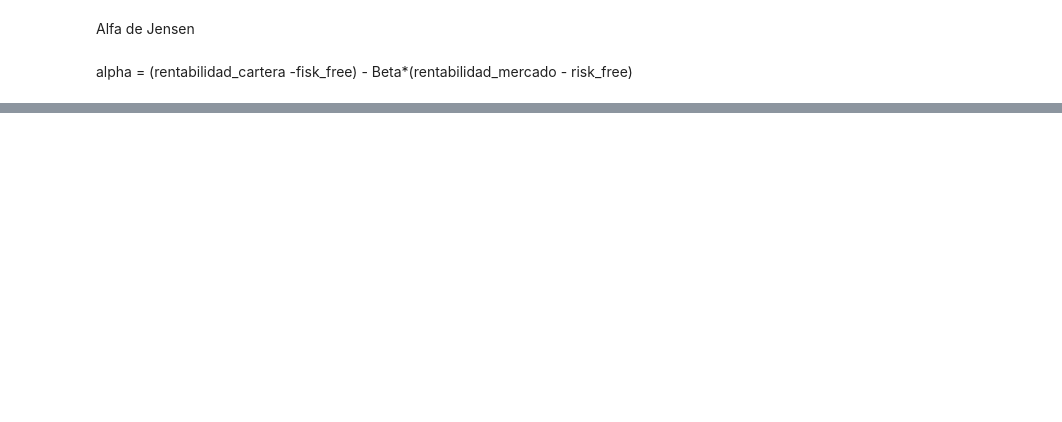
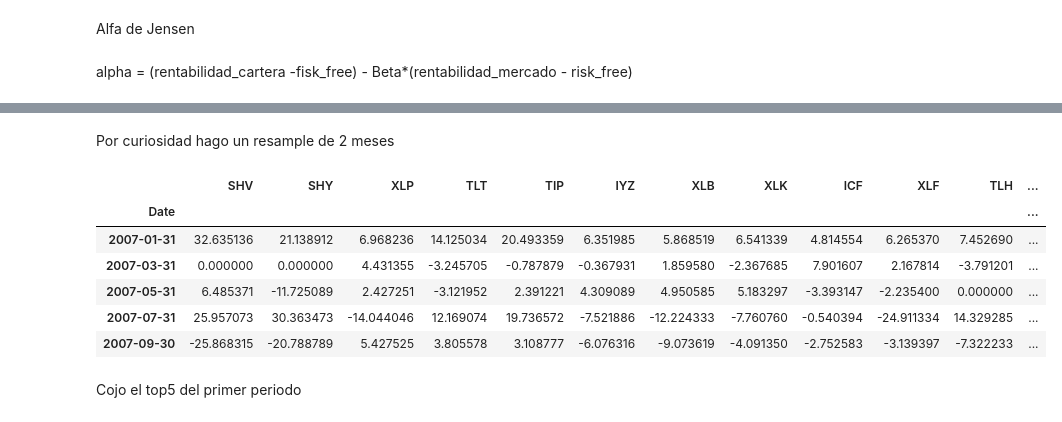
Before and after one commit to NicoGuillen/Backtest, a Jupyter notebook: Quant_Features.ipynb, the cells around one changed output, grey strips where cells are left out. Saved outputs shown, nothing was run; the diff lists cells and outputs as text; code cells hidden in the pictures; blank space fills up the shorter version.

```diff
--- a/Quant_Features.ipynb
+++ b/Quant_Features.ipynb
@@ -451,0 +505,15 @@ def calcula_sharpe(data, periodo_ajuste=252):
+# %% [markdown]
+Por curiosidad hago un resample de 2 meses
+# %%
+test_sharpe =calcula_sharpe(closeyf, 252).resample('2M').last()
+test_sharpe.head()
+# %% [output]
+|  | SHV | SHY | XLP | TLT | TIP | IYZ | XLB | XLK | ICF | XLF | TLH | ... |
+| Date |  |  |  |  |  |  |  |  |  |  |  | ... |
+| 2007-01-31 | 32.635136 | 21.138912 | 6.968236 | 14.125034 | 20.493359 | 6.351985 | 5.868519 | 6.541339 | 4.814554 | 6.265370 | 7.452690 | ... |
+| 2007-03-31 | 0.000000 | 0.000000 | 4.431355 | -3.245705 | -0.787879 | -0.367931 | 1.859580 | -2.367685 | 7.901607 | 2.167814 | -3.791201 | ... |
+| 2007-05-31 | 6.485371 | -11.725089 | 2.427251 | -3.121952 | 2.391221 | 4.309089 | 4.950585 | 5.183297 | -3.393147 | -2.235400 | 0.000000 | ... |
+| 2007-07-31 | 25.957073 | 30.363473 | -14.044046 | 12.169074 | 19.736572 | -7.521886 | -12.224333 | -7.760760 | -0.540394 | -24.911334 | 14.329285 | ... |
+| 2007-09-30 | -25.868315 | -20.788789 | 5.427525 | 3.805578 | 3.108777 | -6.076316 | -9.073619 | -4.091350 | -2.752583 | -3.139397 | -7.322233 | ... |
+# %% [markdown]
+Cojo el top5 del primer periodo
```
Also changed, not shown: parts of 9 cells of this notebook.
